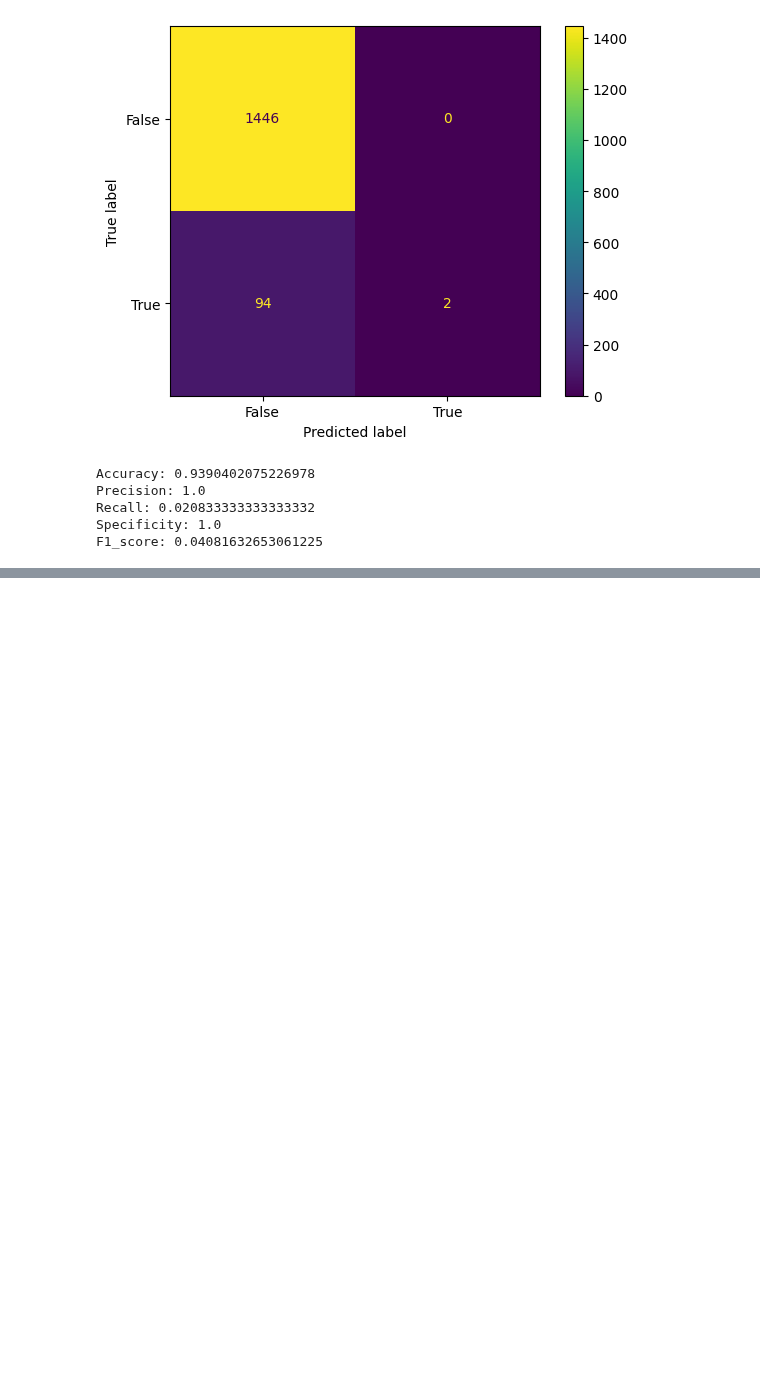
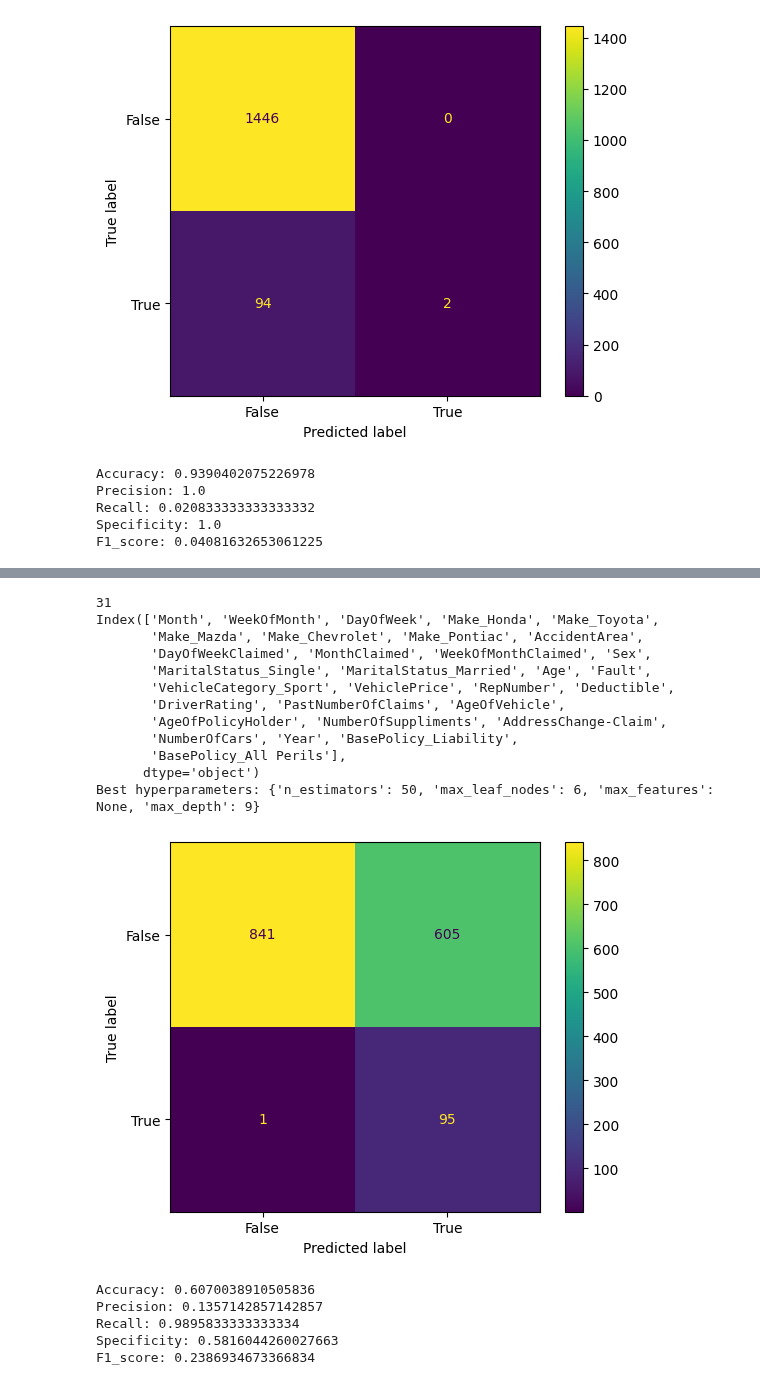
Before and after one commit to dapscc/bt4012_fraud, a Jupyter notebook: randomforest.ipynb, the cells around one changed output, grey strips where cells are left out. Saved outputs shown, nothing was run; the diff lists cells and outputs as text; code cells hidden in the pictures; blank space fills up the shorter version.

```diff
--- a/randomforest.ipynb
+++ b/randomforest.ipynb
@@ -303,0 +351,45 @@ F1_score: 0.04081632653061225
+# %%
+from imblearn.under_sampling import RandomUnderSampler
+
+features = rf_select(X_train, y_train)
+X_train = X_train[features]
+undersample = RandomUnderSampler(sampling_strategy='majority')
+X_under, y_under = undersample.fit_resample(X_train, y_train)
+
+param_dist = {
+    'n_estimators': [25, 50, 100, 150],
+    'max_features': ['sqrt', 'log2', None],
+    'max_depth': [3, 6, 9],
+    'max_leaf_nodes': [3, 6, 9]}
+
+rf = RandomForestClassifier()
+rand_search = RandomizedSearchCV(rf,
+                                 param_distributions = param_dist,
+                                 n_iter=5,
+                                 cv=5)
+
+rand_search.fit(X_under, y_under)
+best_rf = rand_search.best_estimator_
+print('Best hyperparameters:',  rand_search.best_params_)
+
+y_pred = best_rf.predict(X_val[features])
+show_metrics(y_val, y_pred)
+# %% [output]
+31
+Index(['Month', 'WeekOfMonth', 'DayOfWeek', 'Make_Honda', 'Make_Toyota',
+       'Make_Mazda', 'Make_Chevrolet', 'Make_Pontiac', 'AccidentArea',
+       'DayOfWeekClaimed', 'MonthClaimed', 'WeekOfMonthClaimed', 'Sex',
+       'MaritalStatus_Single', 'MaritalStatus_Married', 'Age', 'Fault',
+       'VehicleCategory_Sport', 'VehiclePrice', 'RepNumber', 'Deductible',
+       'DriverRating', 'PastNumberOfClaims', 'AgeOfVehicle',
+       'AgeOfPolicyHolder', 'NumberOfSuppliments', 'AddressChange-Claim',
+       'NumberOfCars', 'Year', 'BasePolicy_Liability',
+       'BasePolicy_All Perils'],
+      dtype='object')
+Best hyperparameters: {'n_estimators': 50, 'max_leaf_nodes': 6, 'max_features': None, 'max_depth': 9}
+[figure, added]
+Accuracy: 0.6070038910505836
+Precision: 0.1357142857142857
+Recall: 0.9895833333333334
+Specificity: 0.5816044260027663
+F1_score: 0.2386934673366834
```
Also changed, not shown: parts of 2 cells of this notebook, 1 other file.
